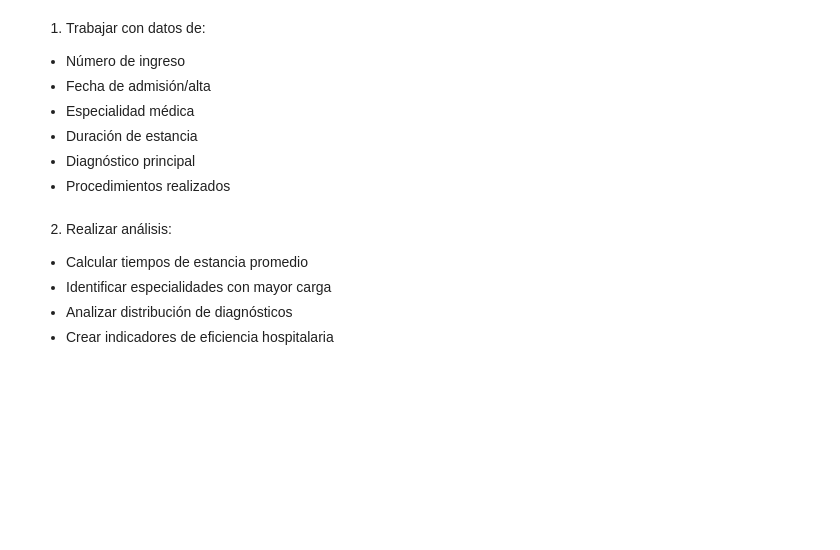
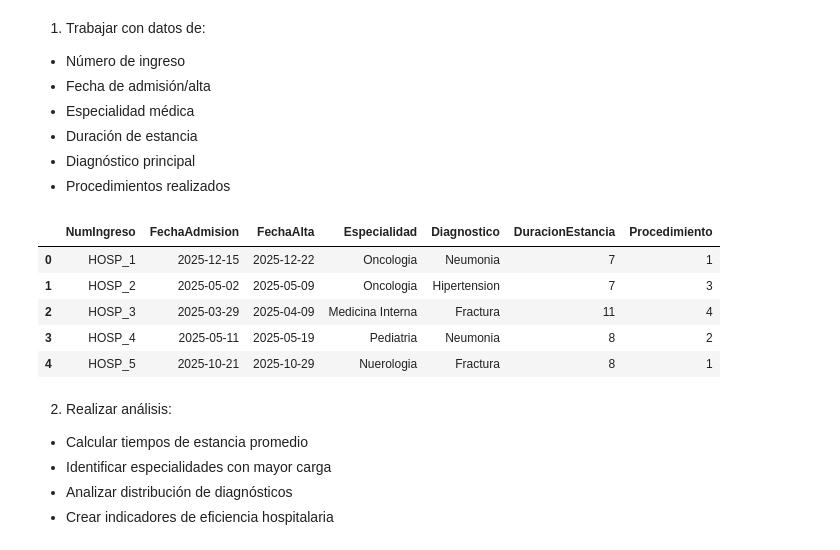
Before and after one commit to tucubanit0/Big-Data, a Jupyter notebook: 05_03_tipos_de_datos/05_03/Ejercicios de Análisis de Datos Biosanitarios.ipynb, the cells around one changed output. Drawn from its saved outputs; the diff is of its cells as text; code cells hidden in the pictures; blank space fills up the shorter version.

```diff
--- a/05_03_tipos_de_datos/05_03/Ejercicios de Análisis de Datos Biosanitarios.ipynb
+++ b/05_03_tipos_de_datos/05_03/Ejercicios de Análisis de Datos Biosanitarios.ipynb
@@ -317,6 +311,55 @@ hospitalarios.
 - Duración de estancia
 - Diagnóstico principal
 - Procedimientos realizados
+# %%
+def generar_datos_hospitalarios(n_eventos=1000):
+    np.random.seed(42)
+
+    # Especialidades médicas
+    especialidades = [
+        'Cardiologia', 'Nuerologia', 'Oncologia',
+        'Traumatologia', 'Medicina Interna', 'Pediatria'
+    ]
+
+    diagnostico = [
+        'Infarto', 'Ictus', 'Tumor', 'Fractura',
+        'Neumonia', 'Diabetes', 'Hipertension'
+    ]
+
+    # Generación de datos
+    datos = []
+    fecha_base = pd.Timestamp('2025-01-01')
+
+    for i in range(n_eventos):
+        # Fecha de admisión y alta
+        duracion = np.random.randint(1, 15)
+        fecha_admision = fecha_base + pd.Timedelta(days=np.random.randint(0, 365))
+        fecha_alta = fecha_admision + pd.Timedelta(days=duracion)
+
+        datos.append({
+            'NumIngreso': f'HOSP_{i+1}',
+            'FechaAdmision': fecha_admision,
+            'FechaAlta': fecha_alta,
+            'Especialidad': np.random.choice(especialidades),
+            'Diagnostico': np.random.choice(diagnostico),
+            'DuracionEstancia': duracion,
+            'Procedimiento': np.random.randint(1,5)
+            })
+
+    return pd.DataFrame(datos)
+
+    # Generar los datos hospitalarios
+datos_hospitalarios = generar_datos_hospitalarios()
+
+# Mostrar los primeros registros
+datos_hospitalarios.head()
+# %% [output]
+|  | NumIngreso | FechaAdmision | FechaAlta | Especialidad | Diagnostico | DuracionEstancia | Procedimiento |
+| 0 | HOSP_1 | 2025-12-15 | 2025-12-22 | Oncologia | Neumonia | 7 | 1 |
+| 1 | HOSP_2 | 2025-05-02 | 2025-05-09 | Oncologia | Hipertension | 7 | 3 |
+| 2 | HOSP_3 | 2025-03-29 | 2025-04-09 | Medicina Interna | Fractura | 11 | 4 |
+| 3 | HOSP_4 | 2025-05-11 | 2025-05-19 | Pediatria | Neumonia | 8 | 2 |
+| 4 | HOSP_5 | 2025-10-21 | 2025-10-29 | Nuerologia | Fractura | 8 | 1 |
 # %% [markdown]
 2. Realizar análisis:
 - Calcular tiempos de estancia promedio
```
Also changed, not shown: parts of 4 cells of this notebook, 3 other files.
